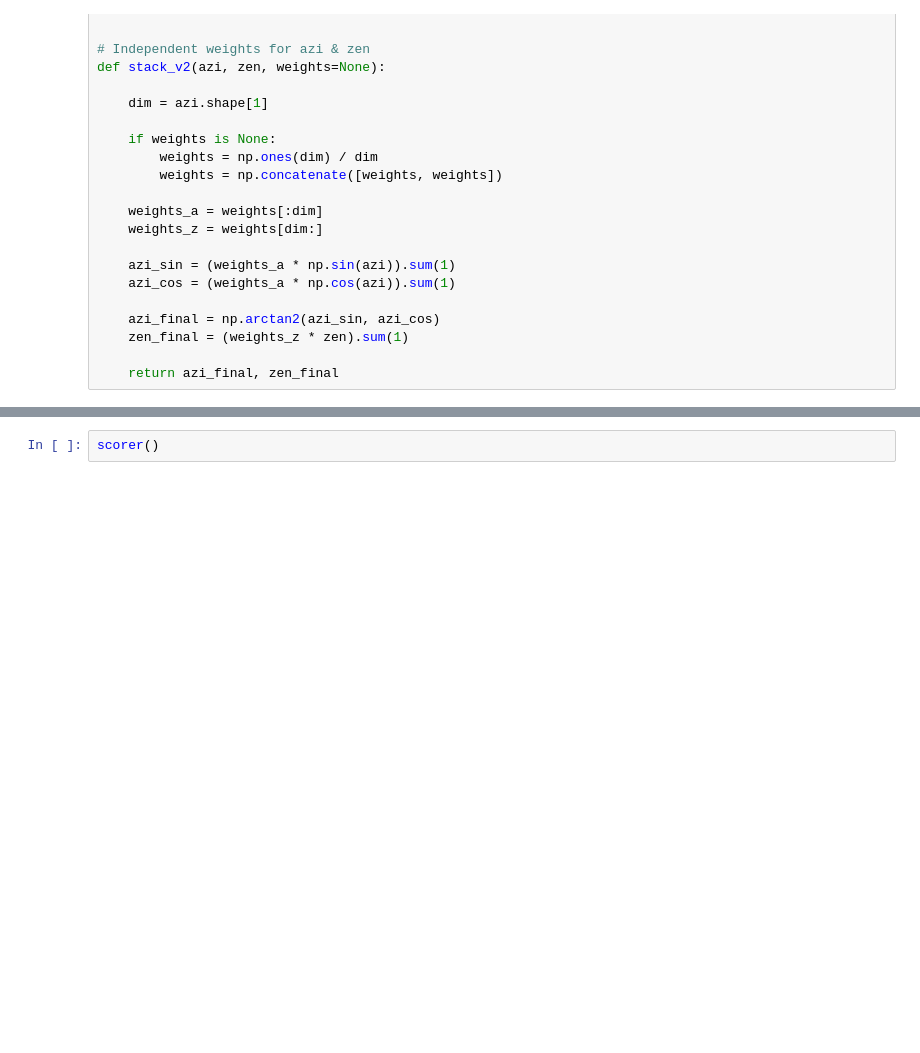
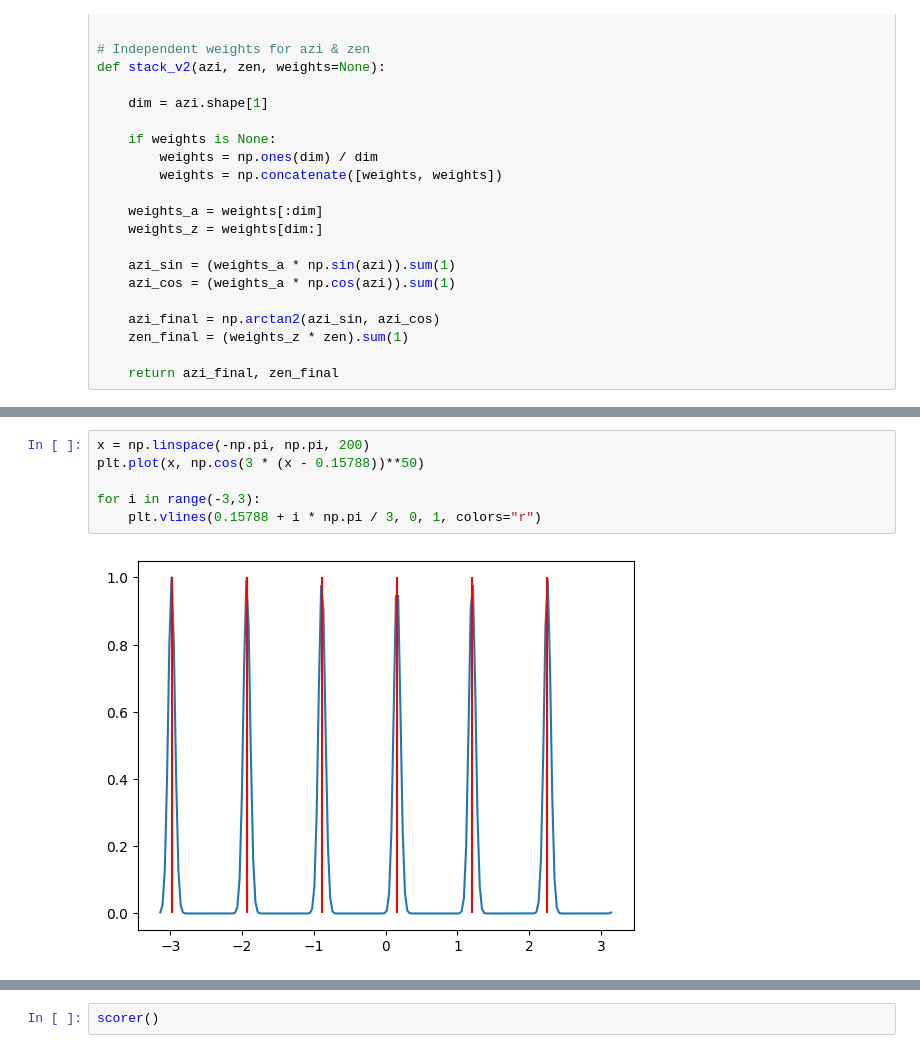
Before and after one commit to Anjum48/icecube-neutrinos-in-deep-ice, a Jupyter notebook: notebooks/stacking.ipynb, the cells around one changed output, grey strips where cells are left out. Drawn from its saved outputs; the diff is of its cells as text; blank space fills up the shorter version.

```diff
--- a/notebooks/stacking.ipynb
+++ b/notebooks/stacking.ipynb
@@ -121,0 +139,8 @@ def scorer(weights=None, v2=False):
+# %%
+x = np.linspace(-np.pi, np.pi, 200)
+plt.plot(x, np.cos(3 * (x - 0.15788))**50)
+
+for i in range(-3,3):
+    plt.vlines(0.15788 + i * np.pi / 3, 0, 1, colors="r")
+# %% [output]
+[figure, added]
```
Also changed, not shown: parts of 14 cells of this notebook.
